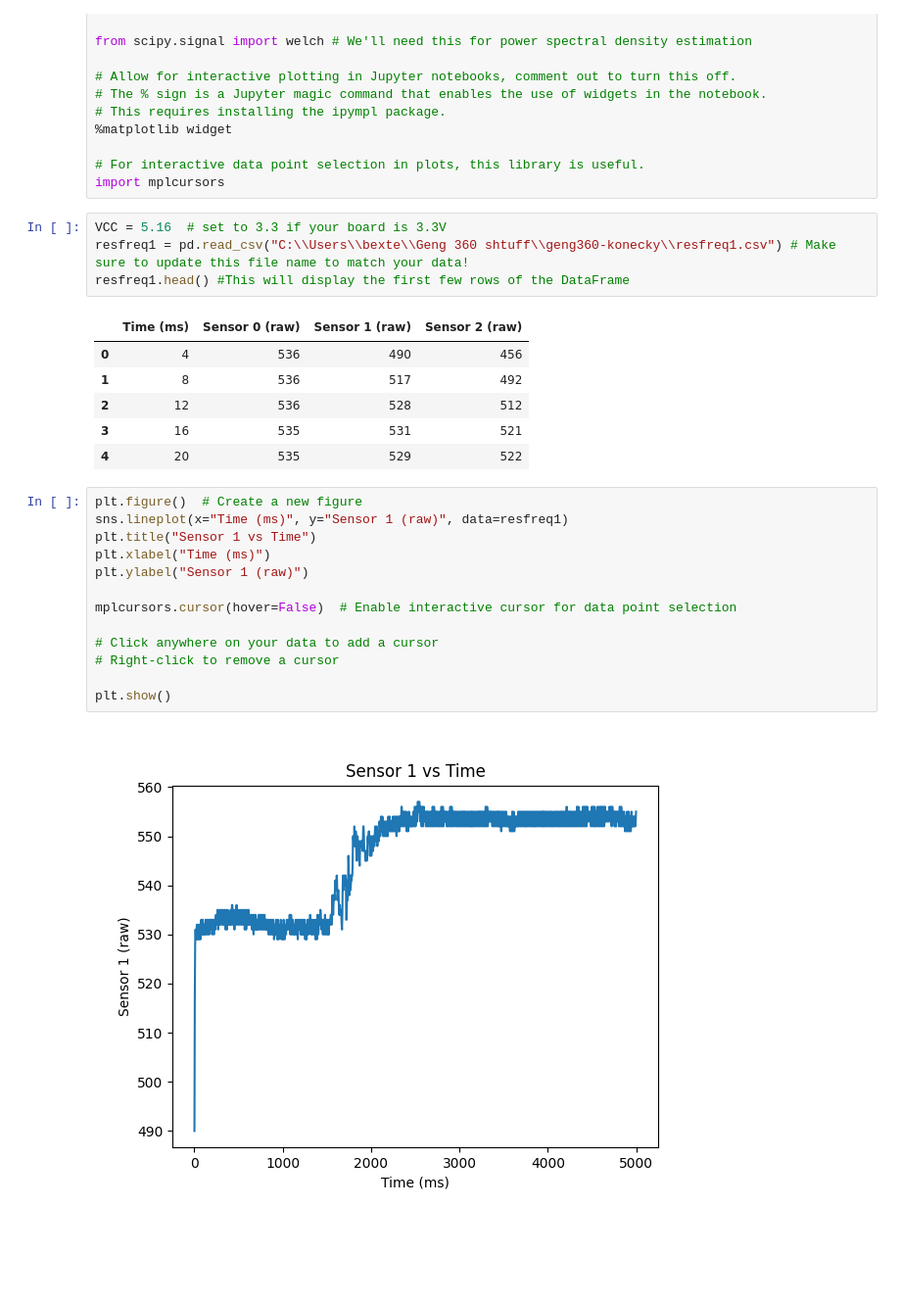
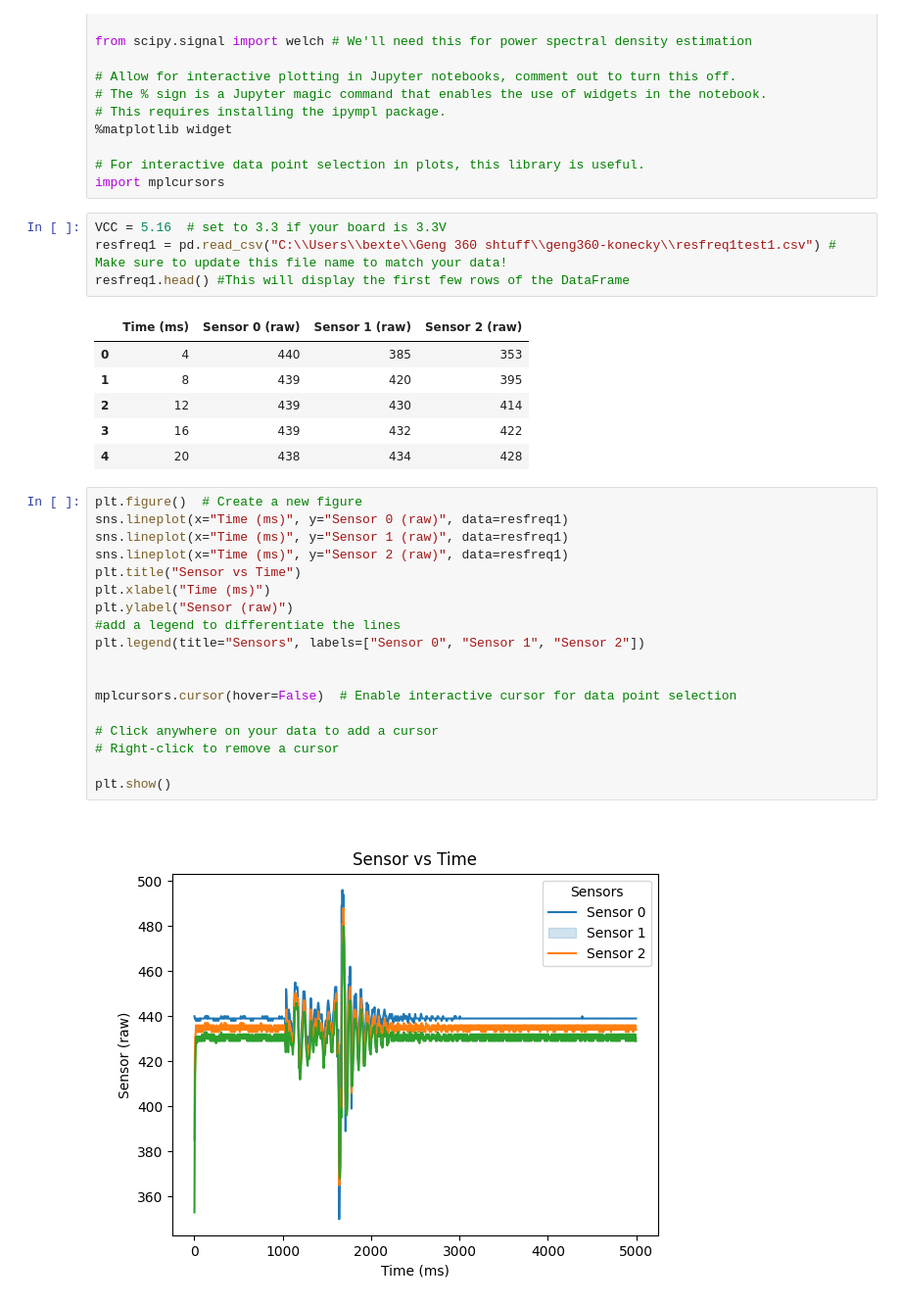
Before and after one commit to rkonecky/geng360-konecky, a Jupyter notebook: Lab 4 - Beam/Resonant Freq.ipynb, the cells around one changed output. Shown at 98% size. Drawn from its saved outputs; the diff is of its cells as text; blank space fills up the shorter version.

```diff
--- a/Lab 4 - Beam/Resonant Freq.ipynb
+++ b/Lab 4 - Beam/Resonant Freq.ipynb
@@ -17,27 +17,32 @@ from scipy.signal import welch # We'll need this for power spectral density esti
 import mplcursors
 # %%
 VCC = 5.16  # set to 3.3 if your board is 3.3V
-resfreq1 = pd.read_csv("C:\\Users\\bexte\\Geng 360 shtuff\\geng360-konecky\\resfreq1.csv") # Make sure to update this file name to match your data!
+resfreq1 = pd.read_csv("C:\\Users\\bexte\\Geng 360 shtuff\\geng360-konecky\\resfreq1test1.csv") # Make sure to update this file name to match your data!
 resfreq1.head() #This will display the first few rows of the DataFrame
 # %% [output]
 |  | Time (ms) | Sensor 0 (raw) | Sensor 1 (raw) | Sensor 2 (raw) |
-| 0 | 4 | 536 | 490 | 456 |
-| 1 | 8 | 536 | 517 | 492 |
-| 2 | 12 | 536 | 528 | 512 |
-| 3 | 16 | 535 | 531 | 521 |
-| 4 | 20 | 535 | 529 | 522 |
+| 0 | 4 | 440 | 385 | 353 |
+| 1 | 8 | 439 | 420 | 395 |
+| 2 | 12 | 439 | 430 | 414 |
+| 3 | 16 | 439 | 432 | 422 |
+| 4 | 20 | 438 | 434 | 428 |
 # %%
 plt.figure()  # Create a new figure
+sns.lineplot(x="Time (ms)", y="Sensor 0 (raw)", data=resfreq1)
 sns.lineplot(x="Time (ms)", y="Sensor 1 (raw)", data=resfreq1)
-plt.title("Sensor 1 vs Time")
+sns.lineplot(x="Time (ms)", y="Sensor 2 (raw)", data=resfreq1)
+plt.title("Sensor vs Time")
 plt.xlabel("Time (ms)")
-plt.ylabel("Sensor 1 (raw)")
+plt.ylabel("Sensor (raw)")
+#add a legend to differentiate the lines
+plt.legend(title="Sensors", labels=["Sensor 0", "Sensor 1", "Sensor 2"])
+
 
 mplcursors.cursor(hover=False)  # Enable interactive cursor for data point selection
 
 # Click anywhere on your data to add a cursor
 # Right-click to remove a cursor
 
 plt.show()
 # %% [output]
-[figure, old version]
+[figure, new version]
```
Also changed, not shown: parts of 9 cells of this notebook, 6 other files.
